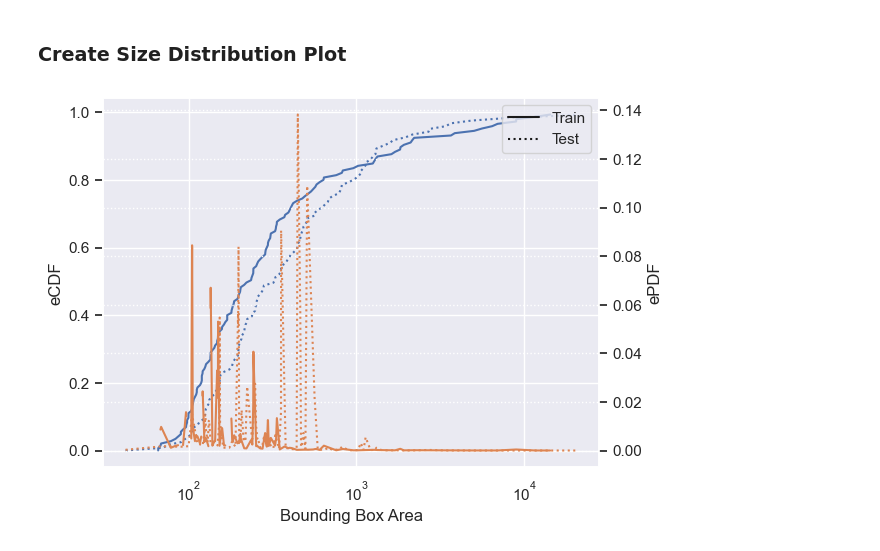
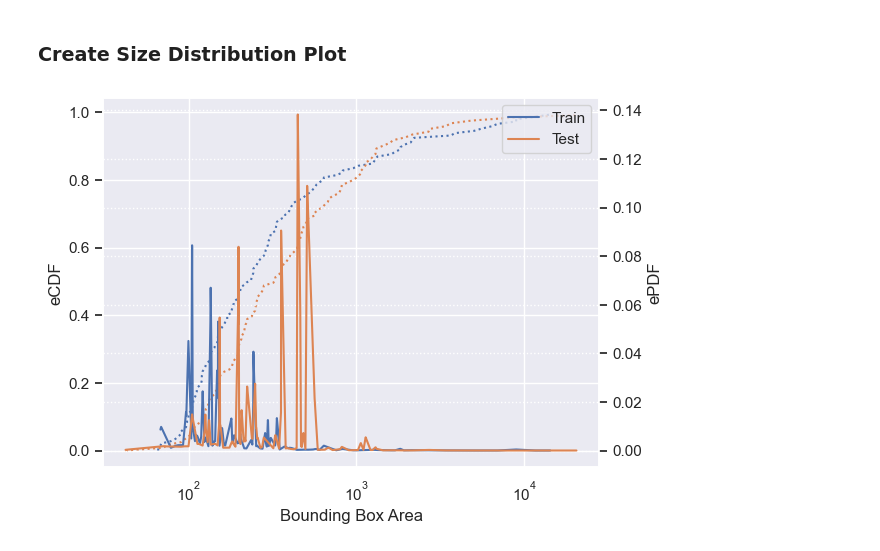
Before and after one commit to tsnowak/pnnl-tunamelt, a Jupyter notebook: notebooks/03-dataset-analysis.ipynb, the cells around one changed output. Drawn from its saved outputs; the diff is of its cells as text; code cells hidden in the pictures.

```diff
--- a/notebooks/03-dataset-analysis.ipynb
+++ b/notebooks/03-dataset-analysis.ipynb
@@ -153,37 +154,53 @@ dtype: float64
 
 fig = plt.figure()
 ax = fig.add_subplot(111)
 ax2=ax.twinx()
 ax2.grid(linestyle='dotted', zorder=0)
 #ax2.grid(False)
 
 all_train_targets_size = [x for sub in train_targets_by_size for x in sub]
 train_ecdfx = np.sort(all_train_targets_size)
 train_ecdfy = np.arange(len(all_train_targets_size))/float(len(all_train_targets_size))
 
 all_test_targets_size = [x for sub in test_targets_by_size for x in sub]
 test_ecdfx = np.sort(all_test_targets_size)
 test_ecdfy = np.arange(len(all_test_targets_size))/float(len(all_test_targets_size))
 
-ax.plot(train_ecdfx, train_ecdfy, color=sns.color_palette()[0])
-ax.plot(test_ecdfx, test_ecdfy, linestyle='dotted', color=sns.color_palette()[0])
+ax.plot(train_ecdfx, train_ecdfy, linestyle='dotted', color=sns.color_palette()[0])
+ax.plot(test_ecdfx, test_ecdfy, linestyle='dotted', color=sns.color_palette()[1])
 
+# only keep finite-valued indices for plotting and poly fitting
 train_epdfy = np.gradient(train_ecdfy, train_ecdfx)
 test_epdfy = np.gradient(test_ecdfy, test_ecdfx)
-ax2.plot(train_ecdfx, train_epdfy, color=sns.color_palette()[1])
-ax2.plot(test_ecdfx, test_epdfy, linestyle='dotted', color=sns.color_palette()[1])
+train_valid_idxs = np.isfinite(train_ecdfx) & np.isfinite(train_epdfy)
+test_valid_idxs = np.isfinite(test_ecdfx) & np.isfinite(test_epdfy)
+
+train_x = train_ecdfx[train_valid_idxs]
+test_x = test_ecdfx[test_valid_idxs]
+train_y = train_epdfy[train_valid_idxs]
+test_y = test_epdfy[test_valid_idxs]
+
+ax2.plot(train_x, train_y, color=sns.color_palette()[0])
+ax2.plot(test_x, test_y, color=sns.color_palette()[1])
+
+#train_fit = np.polyfit(train_x, train_y, 4)
+#test_fit = np.polyfit(test_x, test_y, 4)
+#train_poly = np.poly1d(train_fit)
+#test_poly = np.poly1d(test_fit)
+#ax2.plot(train_x, train_poly(train_x), color=sns.color_palette()[3])
+#ax2.plot(test_x, test_poly(test_x), color=sns.color_palette()[4])
 
 plt.legend(
     handles = [
-        Line2D([0], [0], color='k', linestyle='solid', label='Train'),
-        Line2D([0], [0], color='k', linestyle='dotted', label='Test')
+        Line2D([0], [0], color=sns.color_palette()[0], linestyle='solid', label='Train'),
+        Line2D([0], [0], color=sns.color_palette()[1], linestyle='solid', label='Test')
     ]
 )
 ax.set_ylabel('eCDF')
 ax2.set_ylabel('ePDF')
 ax.set_xlabel('Bounding Box Area')
 plt.xscale('log')
 plt.savefig(f"{str(media_path)}/size_distribution.svg", format='svg')
 plt.show()
 # %% [output]
-[figure, old version]
+[figure, new version]
```
Also changed, not shown: parts of 2 cells of this notebook, 5 other files.
